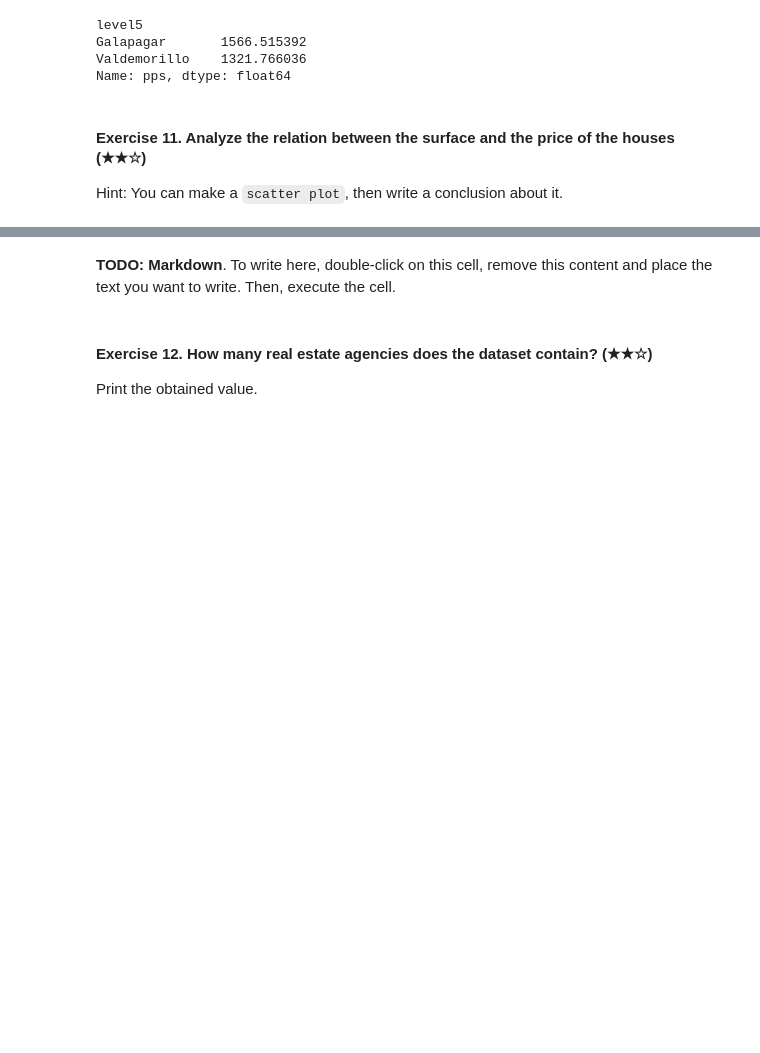
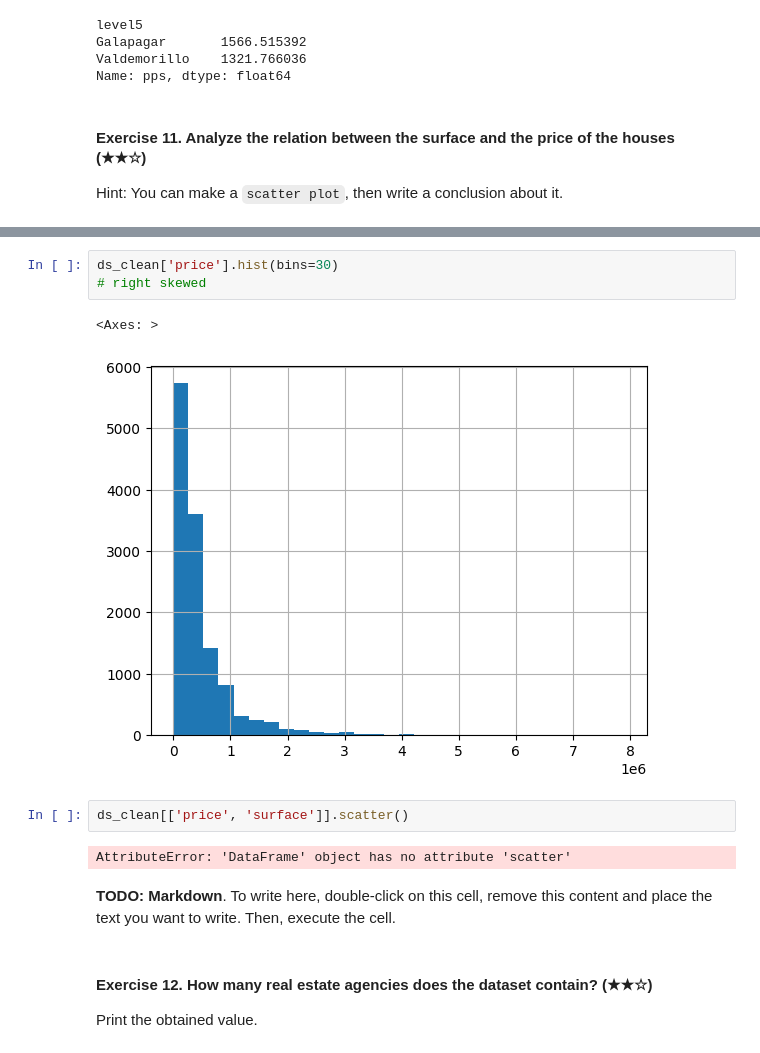
Before and after one commit to ilyasustun/realestate-datacleanup-exercise-ilyas, a Jupyter notebook: project.ipynb, the cells around one changed output, grey strips where cells are left out. Cells and saved outputs as stored; diff of their text form; blank space fills up the shorter version.

```diff
--- a/project.ipynb
+++ b/project.ipynb
@@ -586,3 +640,13 @@ Hint: You can make a `scatter plot`, then write a conclusion about it.
+# %%
+ds_clean['price'].hist(bins=30)
+# right skewed
+# %% [output]
+<Axes: >
+[figure, added]
+# %%
+ds_clean[['price', 'surface']].scatter()
+# %% [output]
+AttributeError: 'DataFrame' object has no attribute 'scatter'
 # %% [markdown]
 **TODO: Markdown**. To write here, double-click on this cell, remove this content and place the text you want to write. Then, execute the cell.
 # %% [markdown]
```
Also changed, not shown: parts of 10 cells of this notebook.
